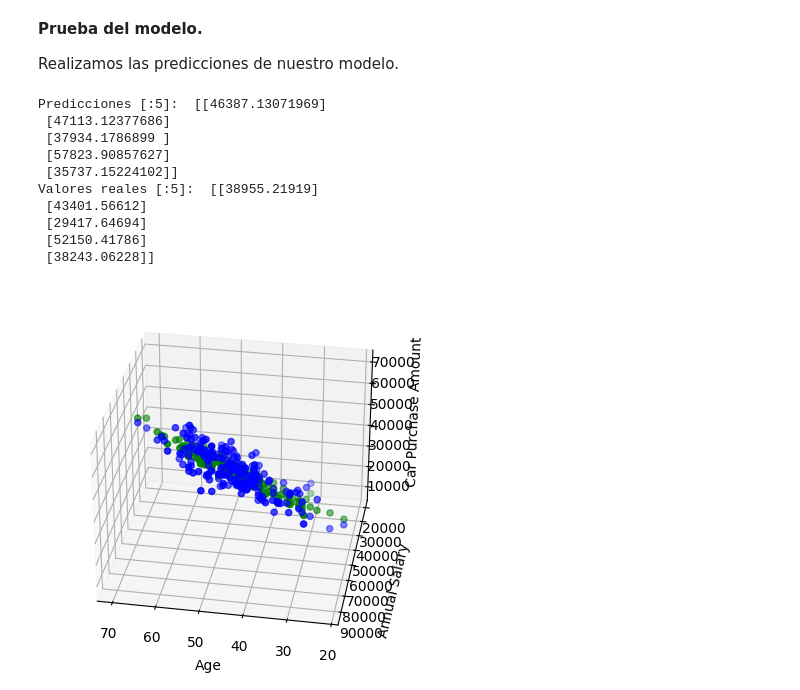
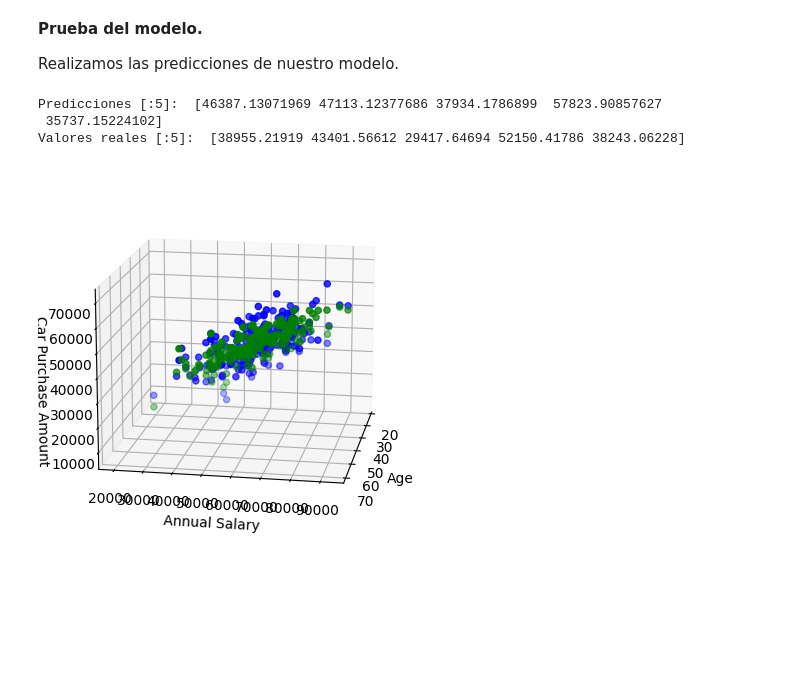
Before and after one commit to AlejandroVillasenor/MachineLearning, a Jupyter notebook: MultipleRegression/MulRegressionKFolk.ipynb, the cells around one changed output. Saved outputs shown, nothing was run; the diff lists cells and outputs as text; code cells hidden in the pictures; blank space fills up the shorter version.

```diff
--- a/MultipleRegression/MulRegressionKFolk.ipynb
+++ b/MultipleRegression/MulRegressionKFolk.ipynb
@@ -127,29 +134,22 @@ Coeficients: [[8.35931873e+02 5.84070121e-01]]
 Realizamos las predicciones de nuestro modelo.
 # %%
 predicciones = model.predict(x_test)
-print('Predicciones [:5]: ', predicciones[:5])
-print('Valores reales [:5]: ', y_test[:5])
+print('Predicciones [:5]: ', predicciones.flatten()[:5])
+print('Valores reales [:5]: ', y_test.flatten()[:5])
 
 # Plot the data
 fig = plt.figure()
 ax = fig.add_subplot(projection='3d')
 ax.scatter(x_test[:,0], x_test[:,1], y_test, c='b', marker='o')
 ax.scatter(x_test[:,0], x_test[:,1], predicciones, c='g', marker='o')
 ax.set_xlabel('Age')
 ax.set_ylabel('Annual Salary')
 ax.set_zlabel('Car Purchase Amount')
-ax.azim = 100
-ax.elev = 30
+ax.azim = 10
+ax.elev = 15
 plt.show()
 # %% [output]
-Predicciones [:5]:  [[46387.13071969]
- [47113.12377686]
- [37934.1786899 ]
- [57823.90857627]
- [35737.15224102]]
-Valores reales [:5]:  [[38955.21919]
- [43401.56612]
- [29417.64694]
- [52150.41786]
- [38243.06228]]
+Predicciones [:5]:  [46387.13071969 47113.12377686 37934.1786899  57823.90857627
+ 35737.15224102]
+Valores reales [:5]:  [38955.21919 43401.56612 29417.64694 52150.41786 38243.06228]
-[figure, old version]
+[figure, new version]
```
Also changed, not shown: parts of 3 cells of this notebook, 1 other file.
